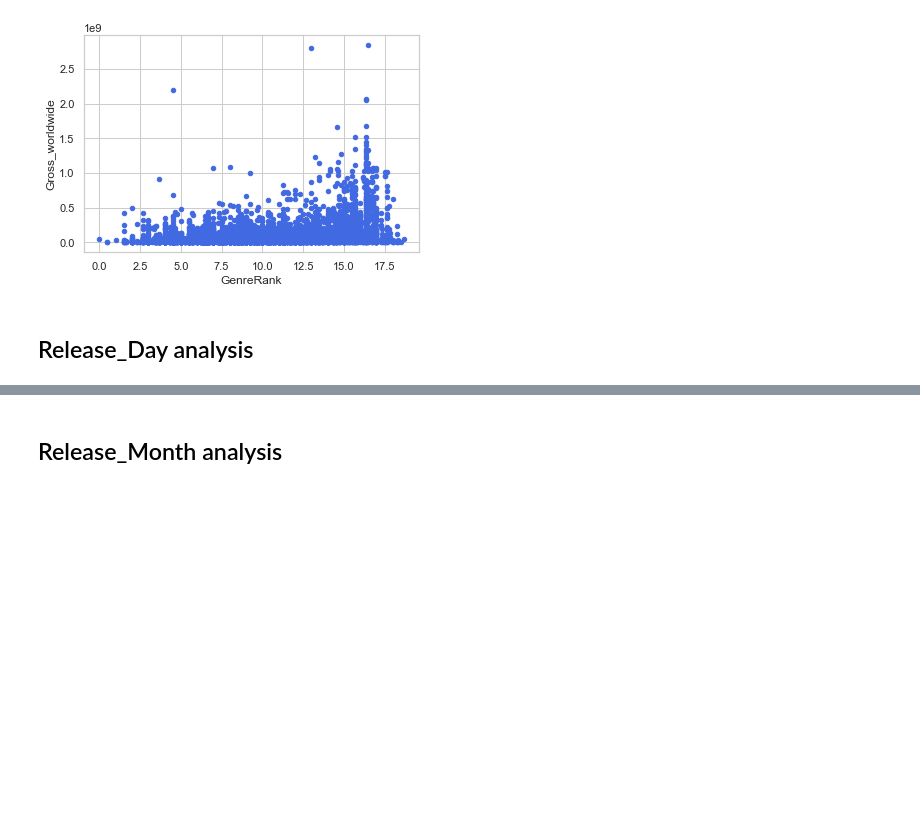
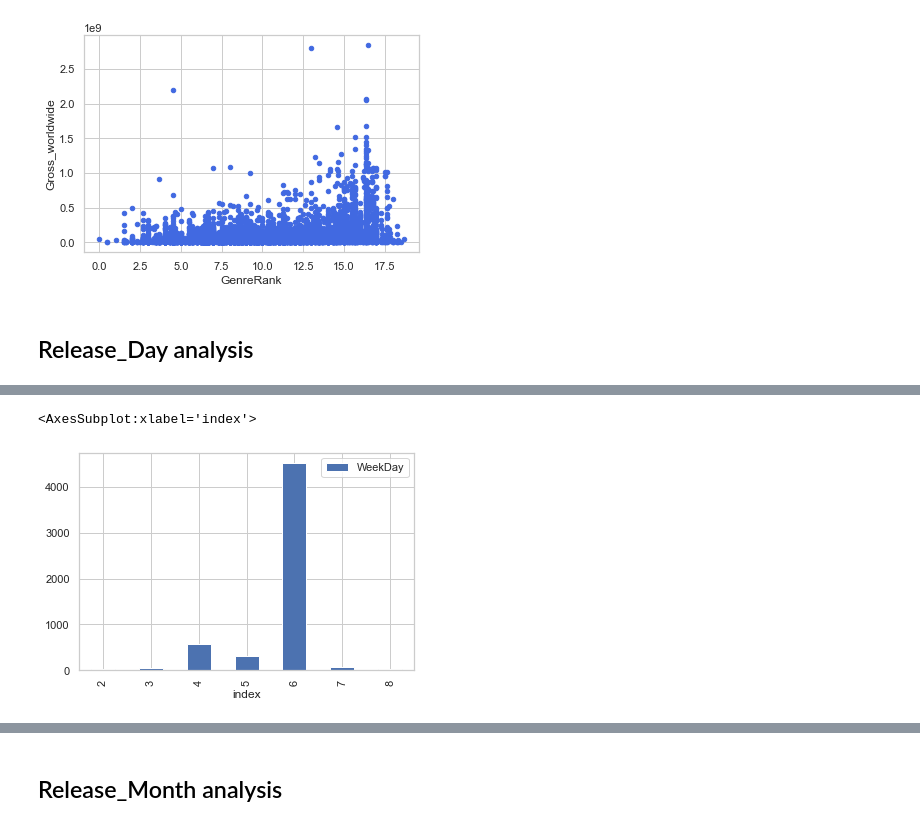
Before and after one commit to theobmgit/bor-prediction-analysis, a Jupyter notebook: notebook/FeatureEngineering.ipynb, the cells around one changed output, grey strips where cells are left out. Saved outputs shown, nothing was run; the diff lists cells and outputs as text; code cells hidden in the pictures; blank space fills up the shorter version.

Commit message:
EDA Crew, WeekDay

```diff
--- a/notebook/FeatureEngineering.ipynb
+++ b/notebook/FeatureEngineering.ipynb
@@ -262,3 +262,8 @@ Pearsons correlation between GenreRank and Gross: 0.351
 final['GenreRank']=data2['GenreRank']
 # %% [markdown]
 ## Release_Day analysis
+# %%
+data2=data.copy()
+data2['Release_Data']=pd.to_datetime(data2['Release_Data'], format='%Y-%m-%d')
+data2=data2.assign(WeekDay=data2['Release_Data'].dt.weekday+2)
+data2['WeekDay'].value_counts()
@@ -264,0 +284,5 @@ final['GenreRank']=data2['GenreRank']
+# %%
+data2['WeekDay'].value_counts().reset_index().sort_values(by='index').plot.bar(x='index',y='WeekDay')
+# %% [output]
+<AxesSubplot:xlabel='index'>
+[figure, added]
```
Also changed, not shown: parts of 39 cells of this notebook, 1 other file.
